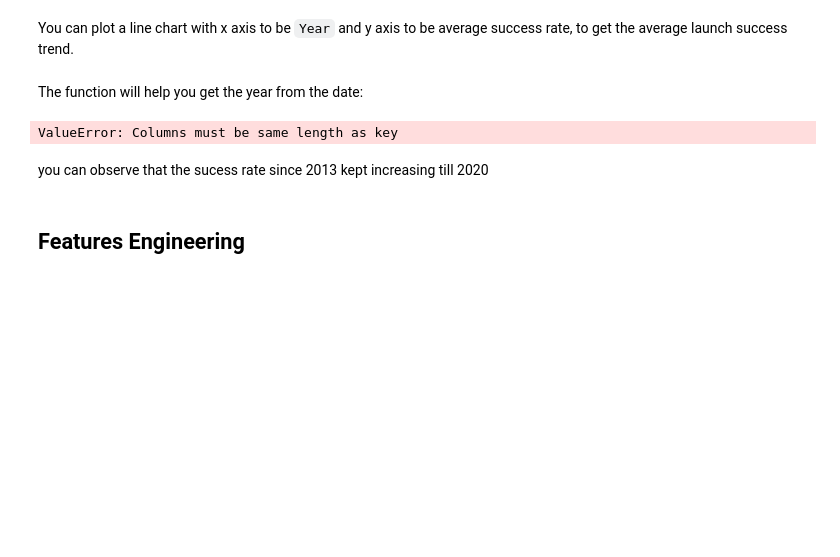
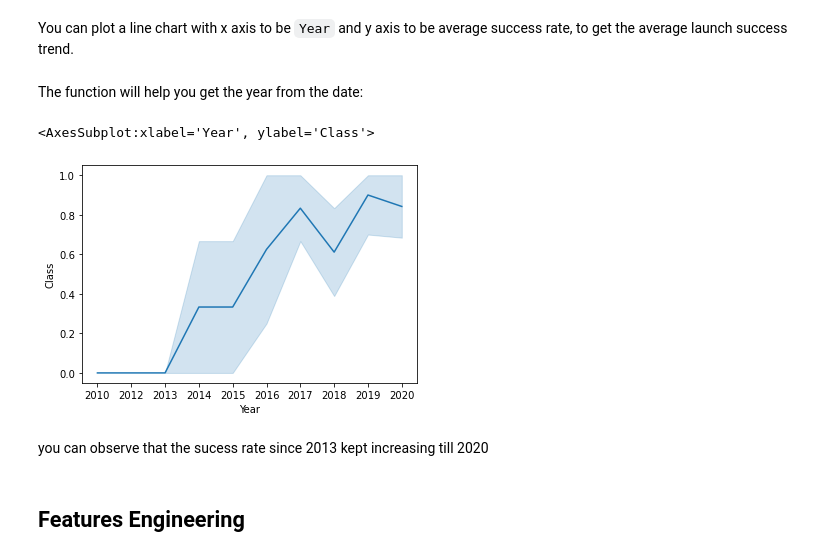
Before and after one commit to Skylite73/IBM_DS_Capstone, a Jupyter notebook: _EDA_Visualisation.ipynb, the cells around one changed output. Saved outputs shown, nothing was run; the diff lists cells and outputs as text; code cells hidden in the pictures; blank space fills up the shorter version.

```diff
--- a/_EDA_Visualisation.ipynb
+++ b/_EDA_Visualisation.ipynb
@@ -162,10 +162,11 @@ def Extract_year(date):
 # %%
 # Plot a line chart with x axis to be the extracted year and y axis to be the success rate
 df_alt = df
-df_alt["Year"] = df_alt.apply(Extract_year, "")
+df_alt["Year"] = df_alt[["Date"]].apply(Extract_year)
 sns.lineplot(x="Year", y="Class", data=df_alt)
 # %% [output]
-ValueError: Columns must be same length as key
+<AxesSubplot:xlabel='Year', ylabel='Class'>
+[figure, added]
 # %% [markdown]
 you can observe that the sucess rate since 2013 kept increasing till 2020
 # %% [markdown]
```
Also changed, not shown: parts of 1 cell of this notebook.
